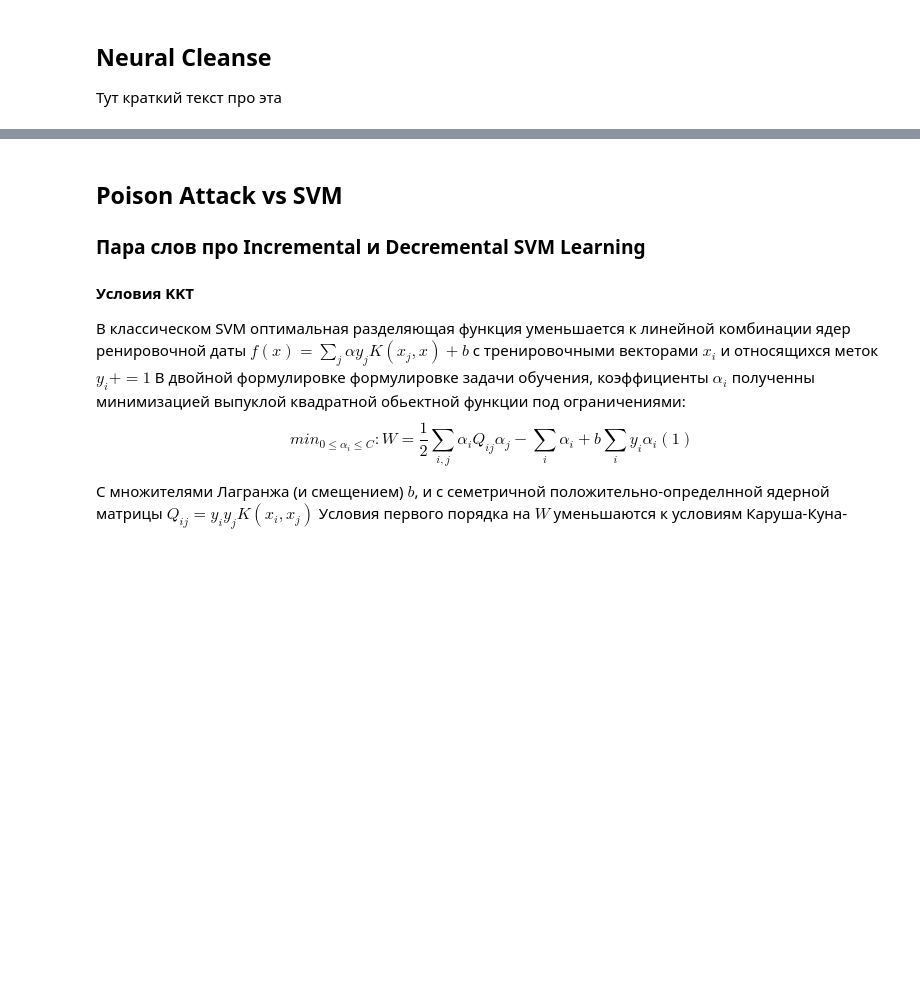
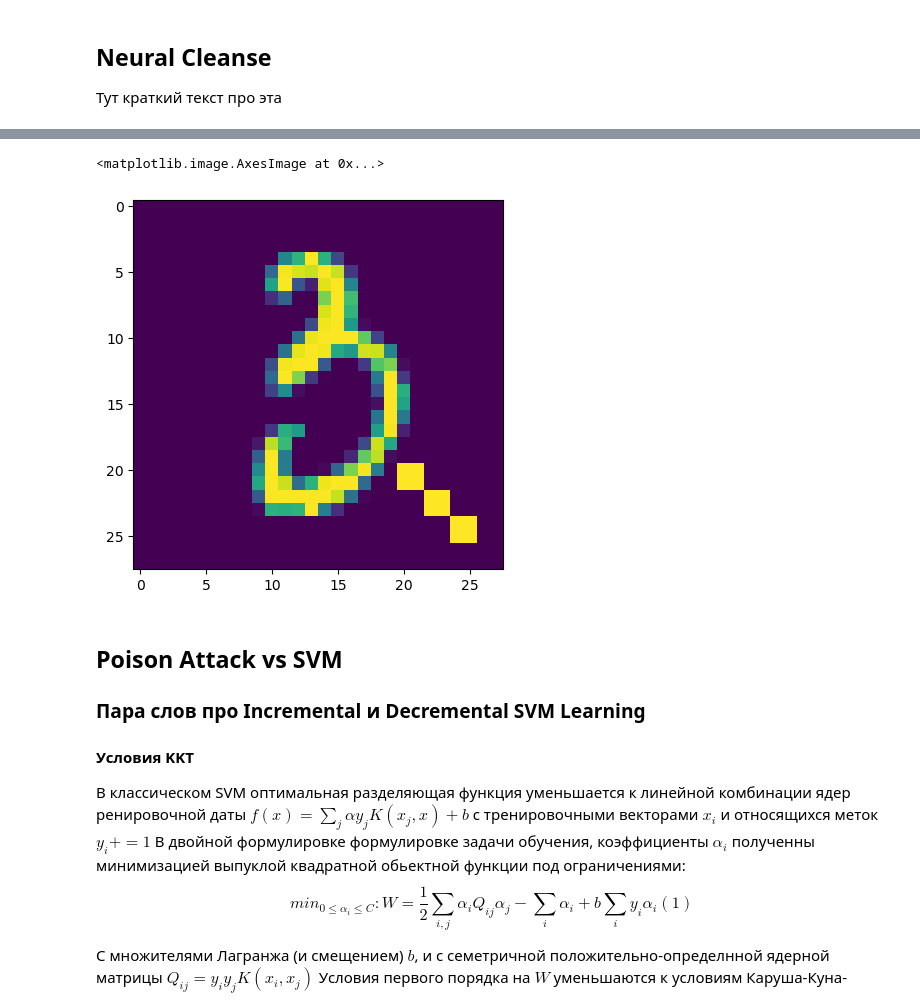
Before and after one commit to Zorinal/ModelShield, a Jupyter notebook: practice/Practice.ipynb, the cells around one changed output, grey strips where cells are left out. Drawn from its saved outputs; the diff is of its cells as text; code cells hidden in the pictures; blank space fills up the shorter version.

```diff
--- a/practice/Practice.ipynb
+++ b/practice/Practice.ipynb
@@ -242,3 +287,12 @@ findTrigger = kTrigger(y_target, y_pred)
+# %%
+#отравляем часть картинок
+for i in range(2000):
+    pixels[i] = poison(pixels[i])
+# %%
+plt.imshow(pixels[150])
+# %% [output]
+<matplotlib.image.AxesImage at 0x...>
+[figure, added]
 # %% [markdown]
 ## Poison Attack vs SVM
 
```
Also changed, not shown: parts of 13 cells of this notebook.
